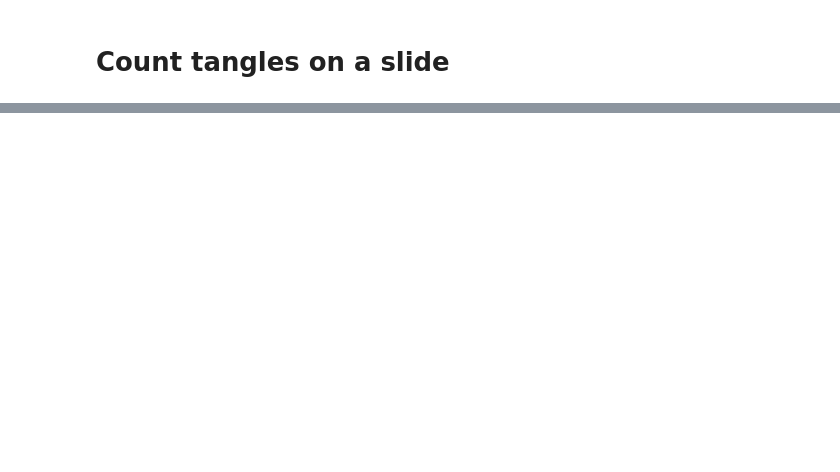
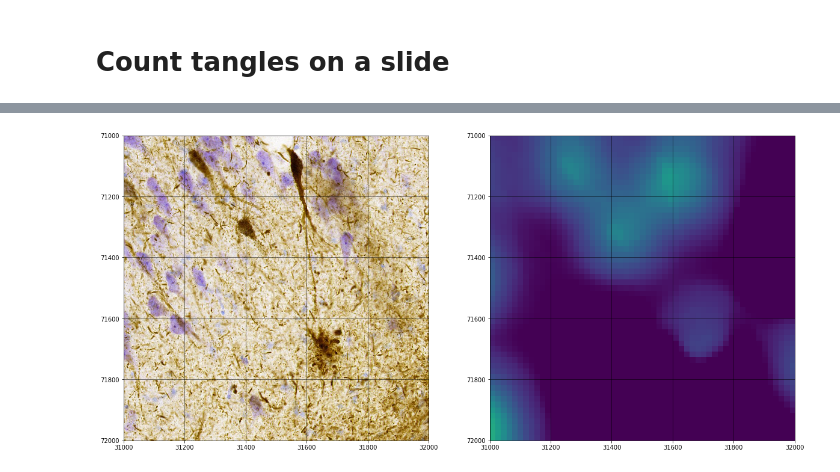
Before and after one commit to pyushkevich/tanglethon-ipynb, a Jupyter notebook: tangles-wcu-scanslide.ipynb, the cells around one changed output, grey strips where cells are left out. Cells and saved outputs as stored; diff of their text form; code cells hidden in the pictures; blank space fills up the shorter version.

```diff
--- a/tangles-wcu-scanslide.ipynb
+++ b/tangles-wcu-scanslide.ipynb
@@ -237,0 +247,5 @@ plot_classification_region(31000,116000,32000,117000,0)
+# %%
+plot_classification_region(31000,71000,32000,72000,0)
+plt.savefig('sshot/wsi_zoom_4.png', dpi=300)
+# %% [output]
+[figure, added]
```
Also changed, not shown: parts of 8 cells of this notebook, 5 other files.
